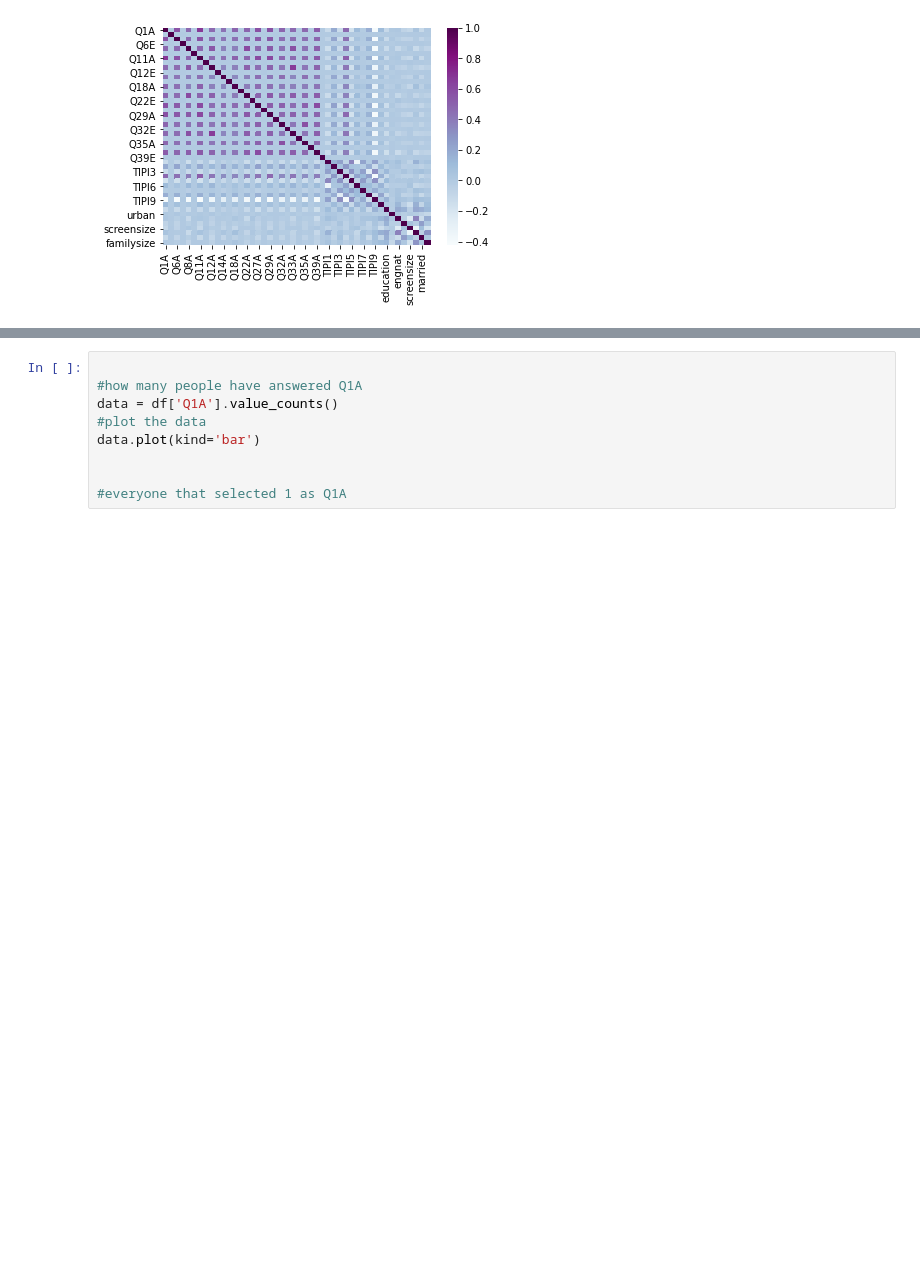
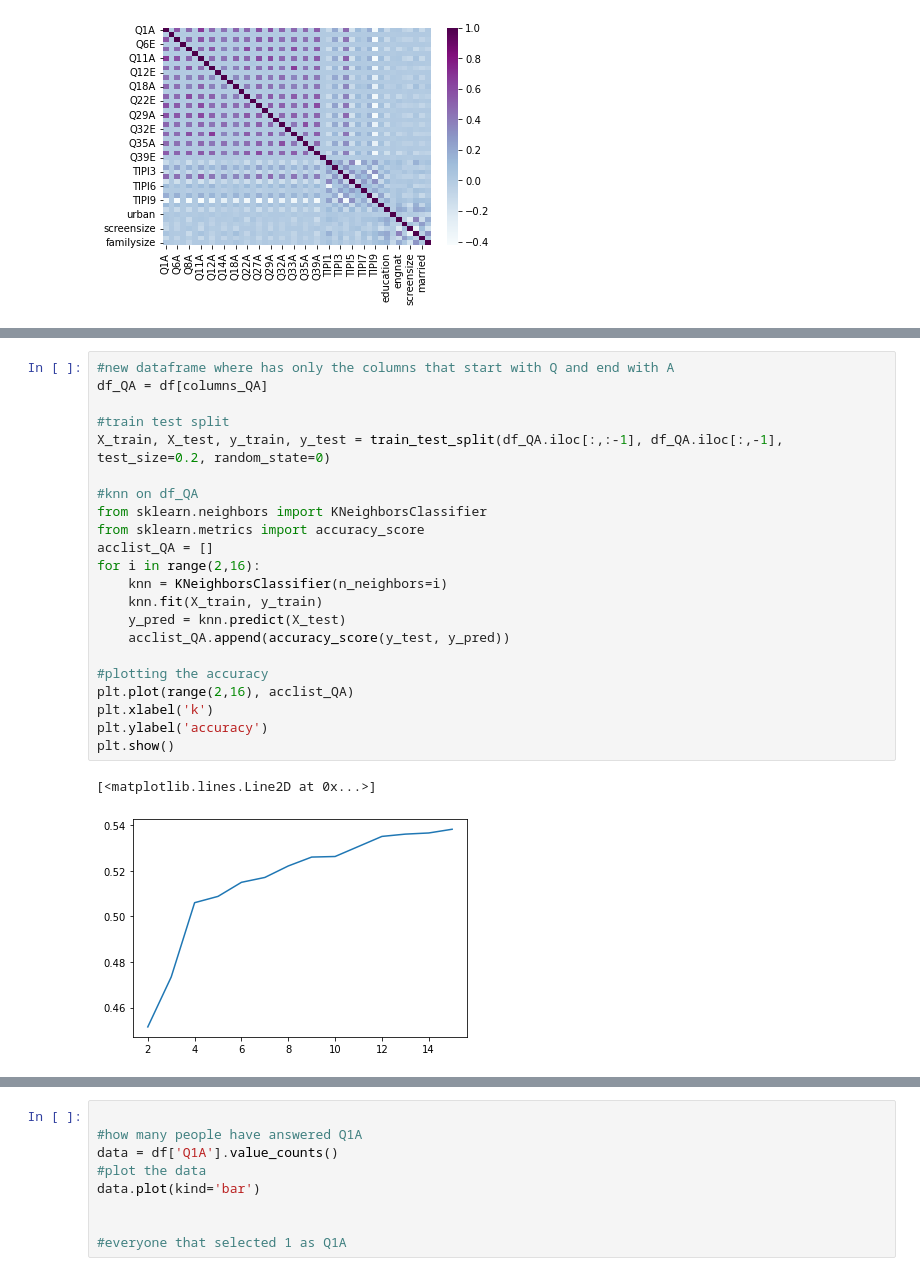
Before and after one commit to youssef02/ML-and-PR-, a Jupyter notebook: Code.ipynb, the cells around one changed output, grey strips where cells are left out. Drawn from its saved outputs; the diff is of its cells as text; blank space fills up the shorter version.

```diff
--- a/Code.ipynb
+++ b/Code.ipynb
@@ -135,0 +148,25 @@ KNeighborsClassifier(n_neighbors=2)
+# %%
+#new dataframe where has only the columns that start with Q and end with A
+df_QA = df[columns_QA]
+
+#train test split
+X_train, X_test, y_train, y_test = train_test_split(df_QA.iloc[:,:-1], df_QA.iloc[:,-1], test_size=0.2, random_state=0)
+
+#knn on df_QA
+from sklearn.neighbors import KNeighborsClassifier
+from sklearn.metrics import accuracy_score
+acclist_QA = []
+for i in range(2,16):
+    knn = KNeighborsClassifier(n_neighbors=i)
+    knn.fit(X_train, y_train)
+    y_pred = knn.predict(X_test)
+    acclist_QA.append(accuracy_score(y_test, y_pred))
+
+#plotting the accuracy
+plt.plot(range(2,16), acclist_QA)
+plt.xlabel('k')
+plt.ylabel('accuracy')
+plt.show()
+# %% [output]
+[<matplotlib.lines.Line2D at 0x...>]
+[figure, added]
```
Also changed, not shown: parts of 8 cells of this notebook.
